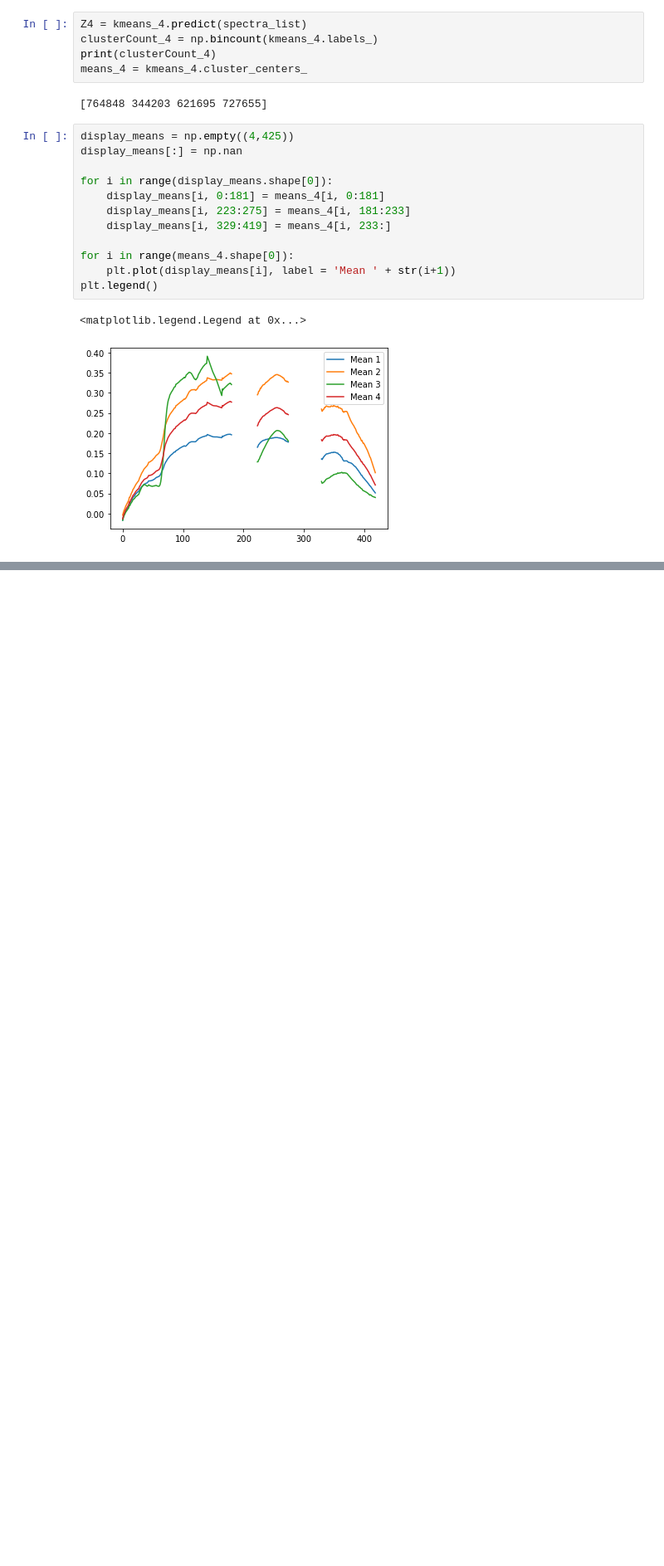
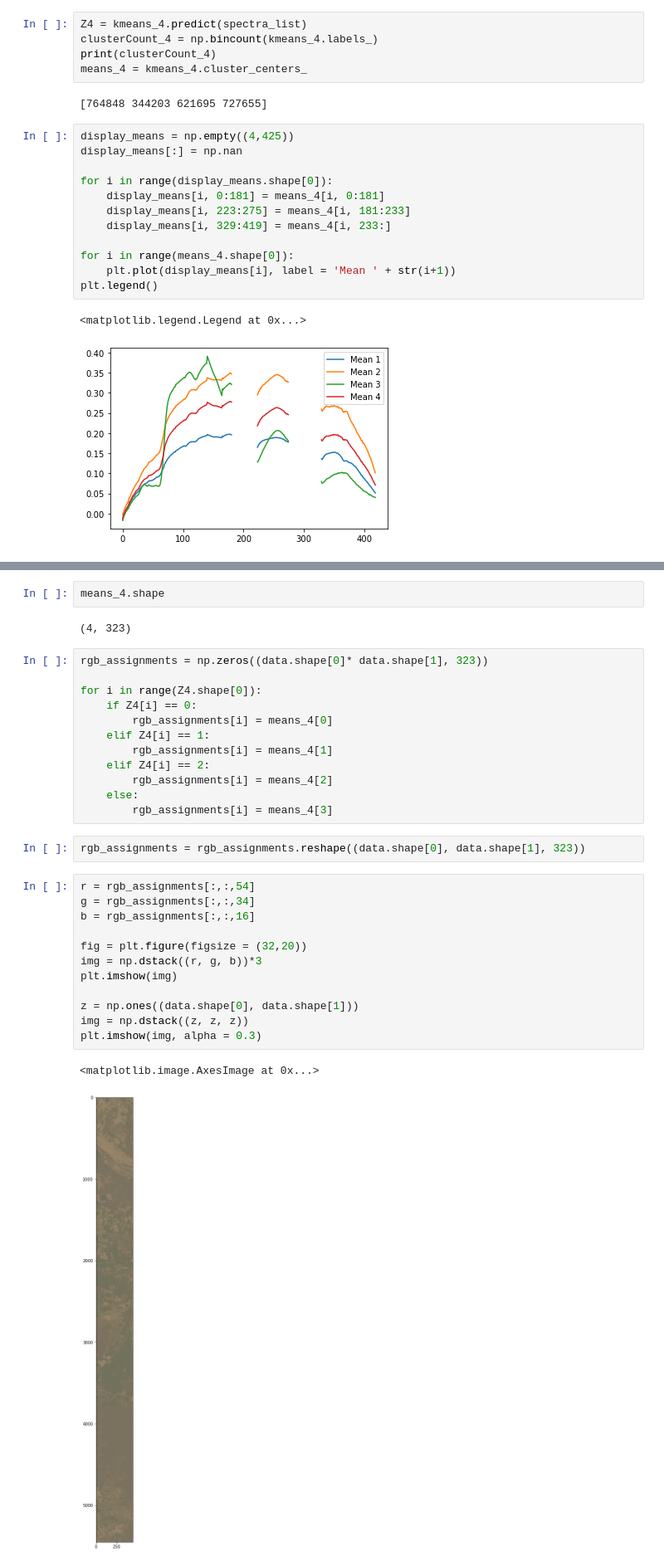
Before and after one commit to varunpatro1/OE-Reproducibility, a Jupyter notebook: Clustering_Test.ipynb, the cells around one changed output, grey strips where cells are left out. Shown at 83% size. Cells and saved outputs as stored; diff of their text form; blank space fills up the shorter version.

Commit message:
finalized images, and concatenated

```diff
--- a/Clustering_Test.ipynb
+++ b/Clustering_Test.ipynb
@@ -283,0 +300,33 @@ plt.legend()
+# %%
+means_4.shape
+# %% [output]
+(4, 323)
+# %%
+rgb_assignments = np.zeros((data.shape[0]* data.shape[1], 323))
+
+for i in range(Z4.shape[0]):
+    if Z4[i] == 0:
+        rgb_assignments[i] = means_4[0]
+    elif Z4[i] == 1:
+        rgb_assignments[i] = means_4[1]
+    elif Z4[i] == 2:
+        rgb_assignments[i] = means_4[2]
+    else:
+        rgb_assignments[i] = means_4[3]
+# %%
+rgb_assignments = rgb_assignments.reshape((data.shape[0], data.shape[1], 323))
+# %%
+r = rgb_assignments[:,:,54]
+g = rgb_assignments[:,:,34]
+b = rgb_assignments[:,:,16]
+
+fig = plt.figure(figsize = (32,20))
+img = np.dstack((r, g, b))*3
+plt.imshow(img)
+
+z = np.ones((data.shape[0], data.shape[1]))
+img = np.dstack((z, z, z))
+plt.imshow(img, alpha = 0.3)
+# %% [output]
+<matplotlib.image.AxesImage at 0x...>
+[figure, added]
```
Also changed, not shown: parts of 10 cells of this notebook.
